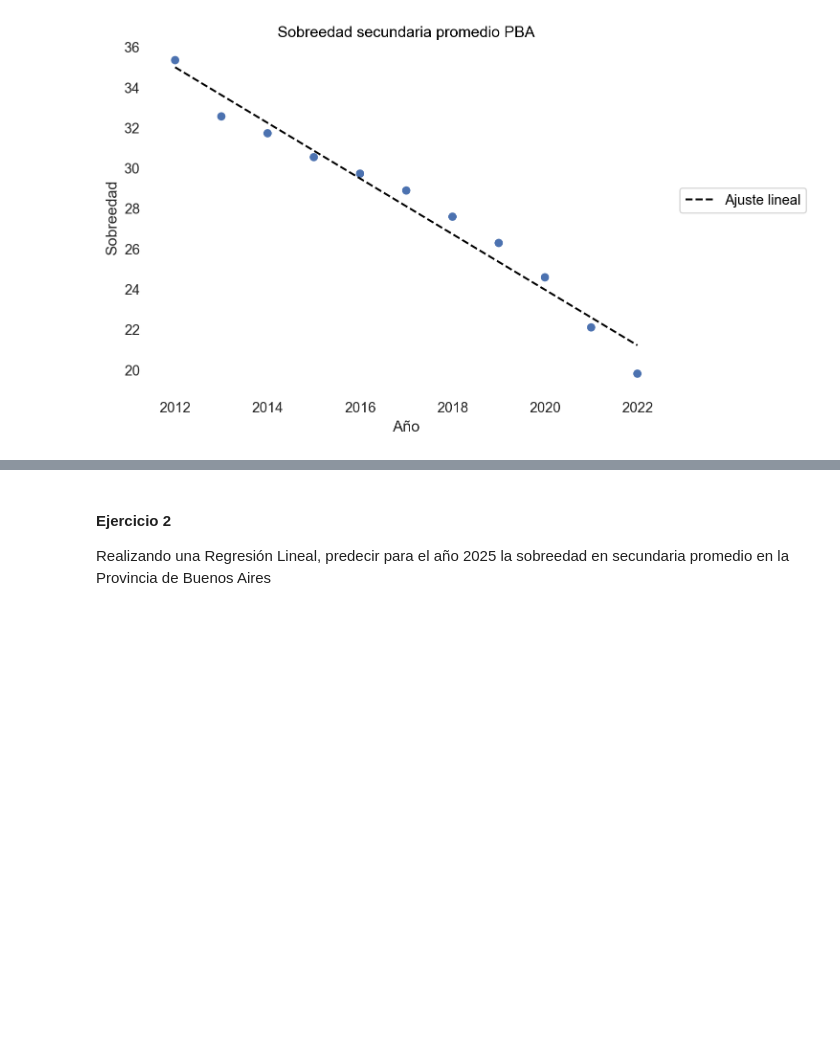
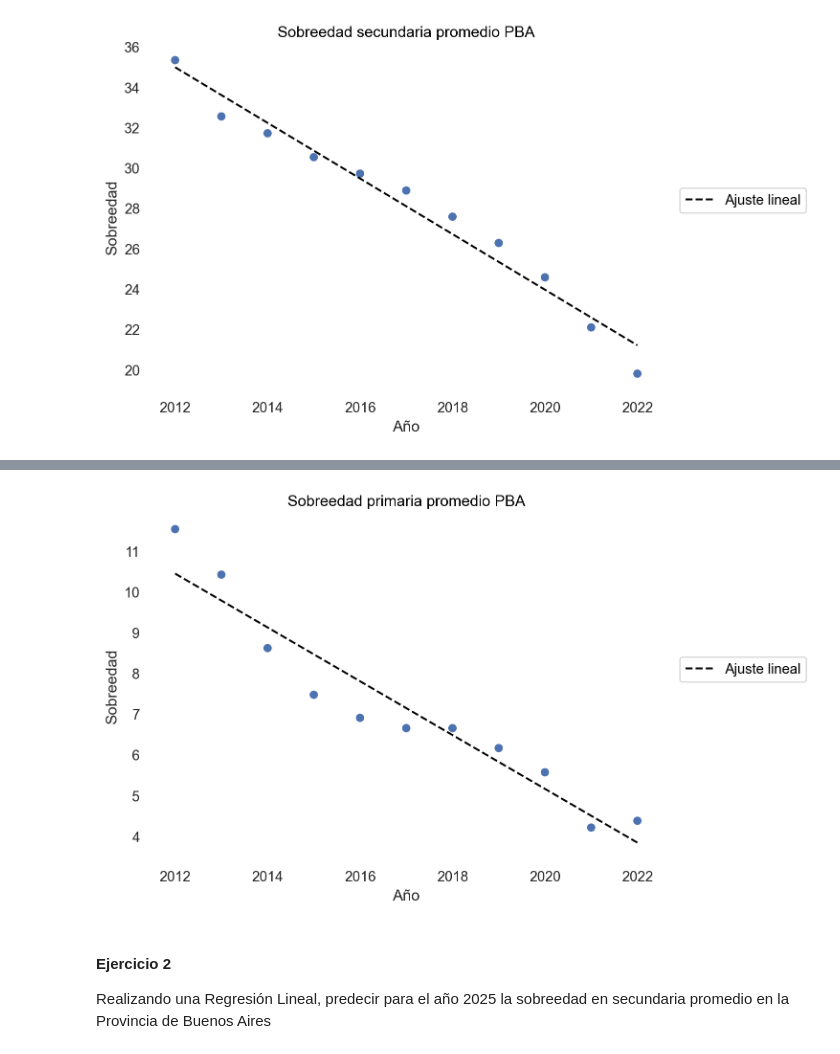
Before and after one commit to lmendezayl/uba-ldd-tp1, a Jupyter notebook: TP_1.ipynb, the cells around one changed output, grey strips where cells are left out. Drawn from its saved outputs; the diff is of its cells as text; code cells hidden in the pictures; blank space fills up the shorter version.

Commit message:
Add: agregado gráfico sobreedad primaria promedio y fixeo de typos.

```diff
--- a/TP_1.ipynb
+++ b/TP_1.ipynb
@@ -253,3 +295,16 @@ df_media_sobreedad_secundaria
 )
 # %% [output]
 [figure]
+# %%
+"""
+Sobreedad primaria
+"""
+df_media_sobreedad_primaria = df_educacion[['anio', 'sobreedad_primaria']].copy()
+df_media_sobreedad_primaria = (
+    df_media_sobreedad_primaria
+    .groupby(["anio"])
+    .mean()
+    .reset_index()
+    .rename(columns={'sobreedad_primaria' : 'sobreedad'})
+)
+df_media_sobreedad_primaria
@@ -256,3 +324,19 @@ df_media_sobreedad_secundaria
+# %%
+(
+    so.Plot(data=df_media_sobreedad_primaria,
+            x=df_media_sobreedad_primaria["anio"],
+            y=df_media_sobreedad_primaria["sobreedad"])
+    .add(so.Line(linestyle='dashed', color="black"), so.PolyFit(1), label="Ajuste lineal")
+    .add(so.Dot())
+    .label(
+        title="Sobreedad primaria promedio PBA",
+        x="Año",
+        y="Sobreedad",
+    )
+    .theme({"axes.facecolor": "w"})
+)
+# %% [output]
+[figure, added]
 # %% [markdown]
 #### Ejercicio 2
 Realizando una Regresión Lineal, predecir para el año 2025 la sobreedad en secundaria promedio en la Provincia de Buenos Aires
```
Also changed, not shown: parts of 5 cells of this notebook.
